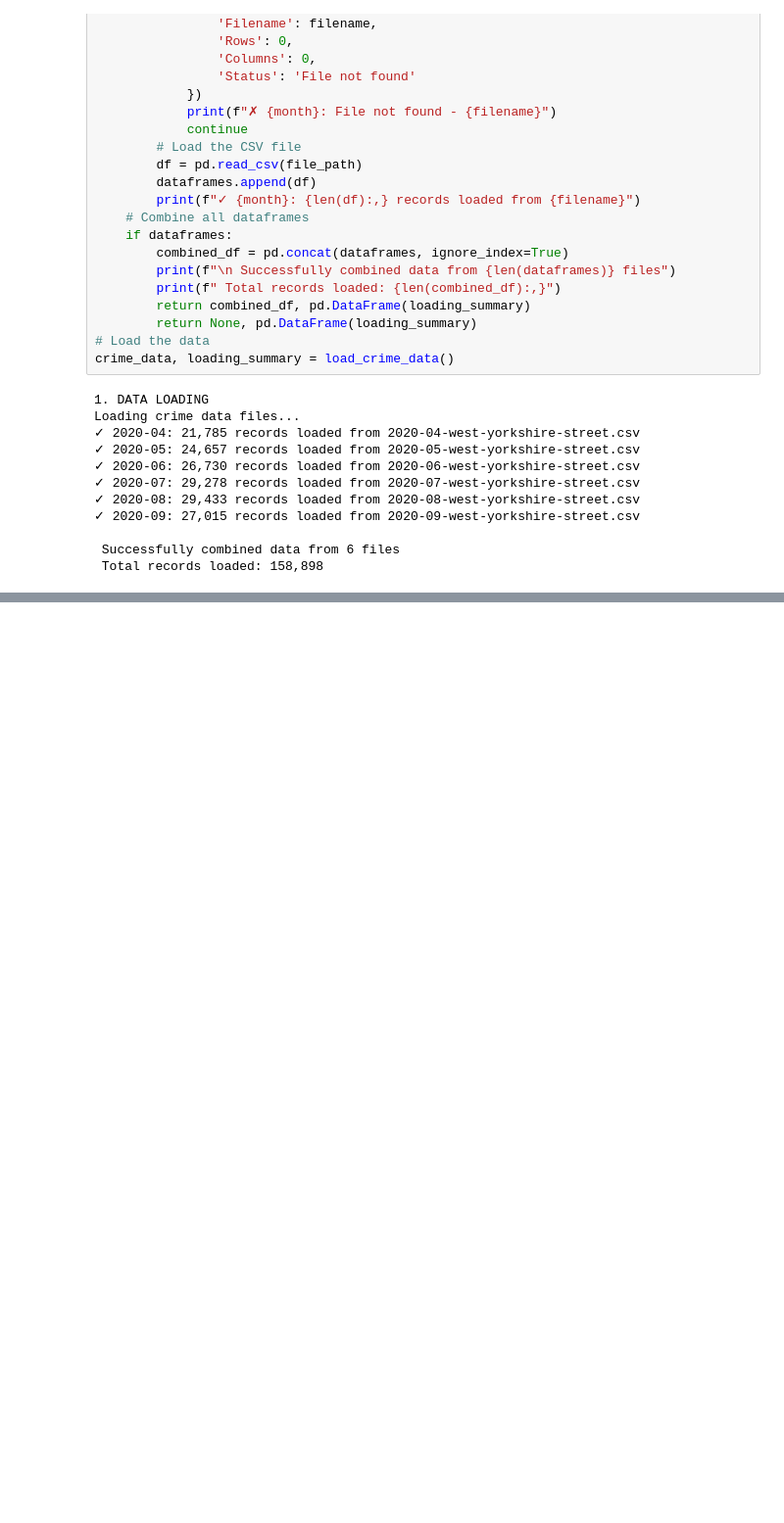
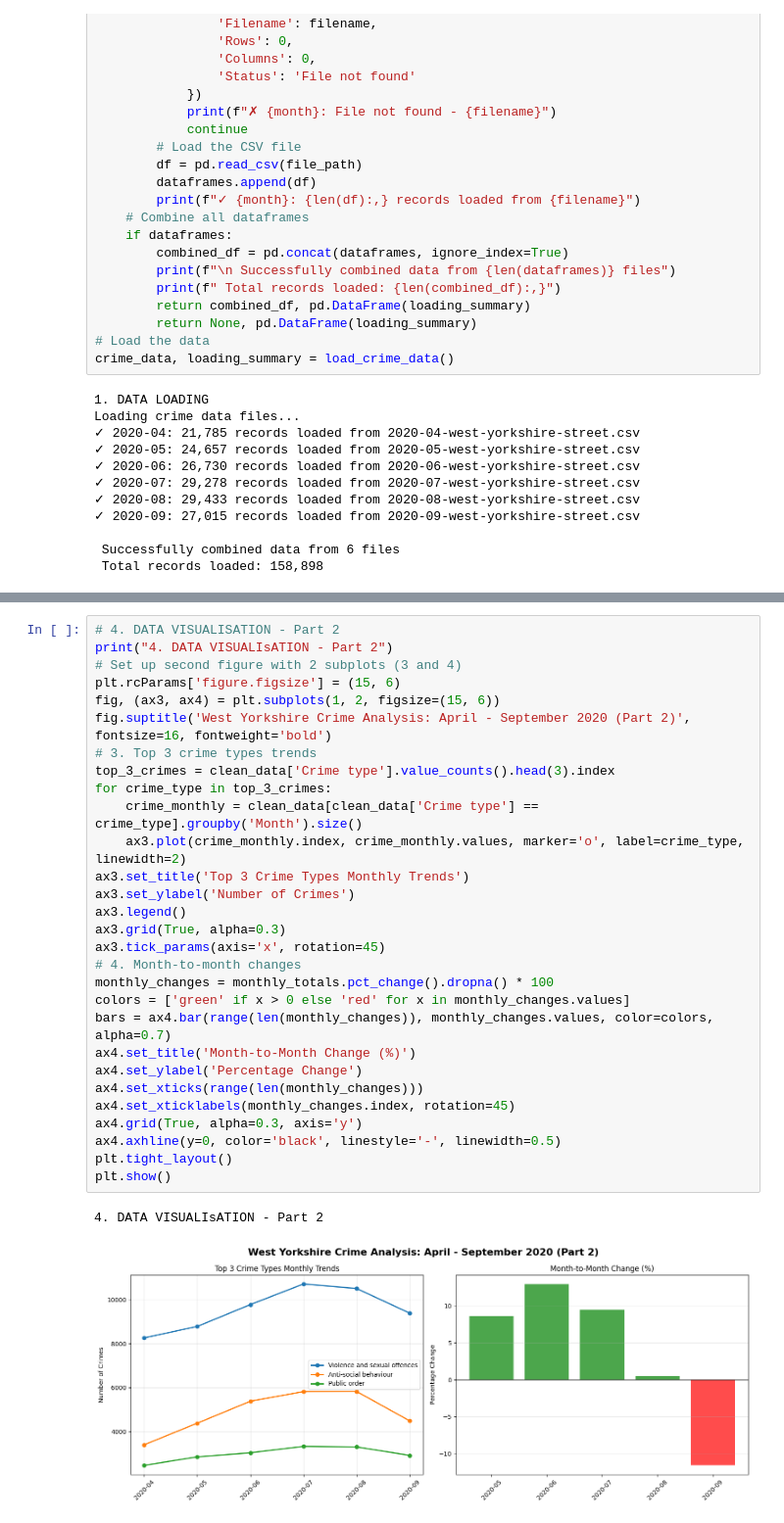
Before and after one commit to WafaaFadlelmula/reported-crimes-analysis, a Jupyter notebook: notebooks/crime_analysis_v2.ipynb, the cells around one changed output, grey strips where cells are left out. Shown at 98% size. Saved outputs shown, nothing was run; the diff lists cells and outputs as text; blank space fills up the shorter version.

```diff
--- a/notebooks/crime_analysis_v2.ipynb
+++ b/notebooks/crime_analysis_v2.ipynb
@@ -215,0 +170,32 @@ plt.show()
+# %%
+# 4. DATA VISUALISATION - Part 2
+print("4. DATA VISUALIsATION - Part 2")
+# Set up second figure with 2 subplots (3 and 4)
+plt.rcParams['figure.figsize'] = (15, 6)
+fig, (ax3, ax4) = plt.subplots(1, 2, figsize=(15, 6))
+fig.suptitle('West Yorkshire Crime Analysis: April - September 2020 (Part 2)', fontsize=16, fontweight='bold')
+# 3. Top 3 crime types trends
+top_3_crimes = clean_data['Crime type'].value_counts().head(3).index
+for crime_type in top_3_crimes:
+    crime_monthly = clean_data[clean_data['Crime type'] == crime_type].groupby('Month').size()
+    ax3.plot(crime_monthly.index, crime_monthly.values, marker='o', label=crime_type, linewidth=2)
+ax3.set_title('Top 3 Crime Types Monthly Trends')
+ax3.set_ylabel('Number of Crimes')
+ax3.legend()
+ax3.grid(True, alpha=0.3)
+ax3.tick_params(axis='x', rotation=45)
+# 4. Month-to-month changes
+monthly_changes = monthly_totals.pct_change().dropna() * 100
+colors = ['green' if x > 0 else 'red' for x in monthly_changes.values]
+bars = ax4.bar(range(len(monthly_changes)), monthly_changes.values, color=colors, alpha=0.7)
+ax4.set_title('Month-to-Month Change (%)')
+ax4.set_ylabel('Percentage Change')
+ax4.set_xticks(range(len(monthly_changes)))
+ax4.set_xticklabels(monthly_changes.index, rotation=45)
+ax4.grid(True, alpha=0.3, axis='y')
+ax4.axhline(y=0, color='black', linestyle='-', linewidth=0.5)
+plt.tight_layout()
+plt.show()
+# %% [output]
+4. DATA VISUALIsATION - Part 2
+[figure, added]
```
Also changed, not shown: parts of 8 cells of this notebook, 3 other files.
